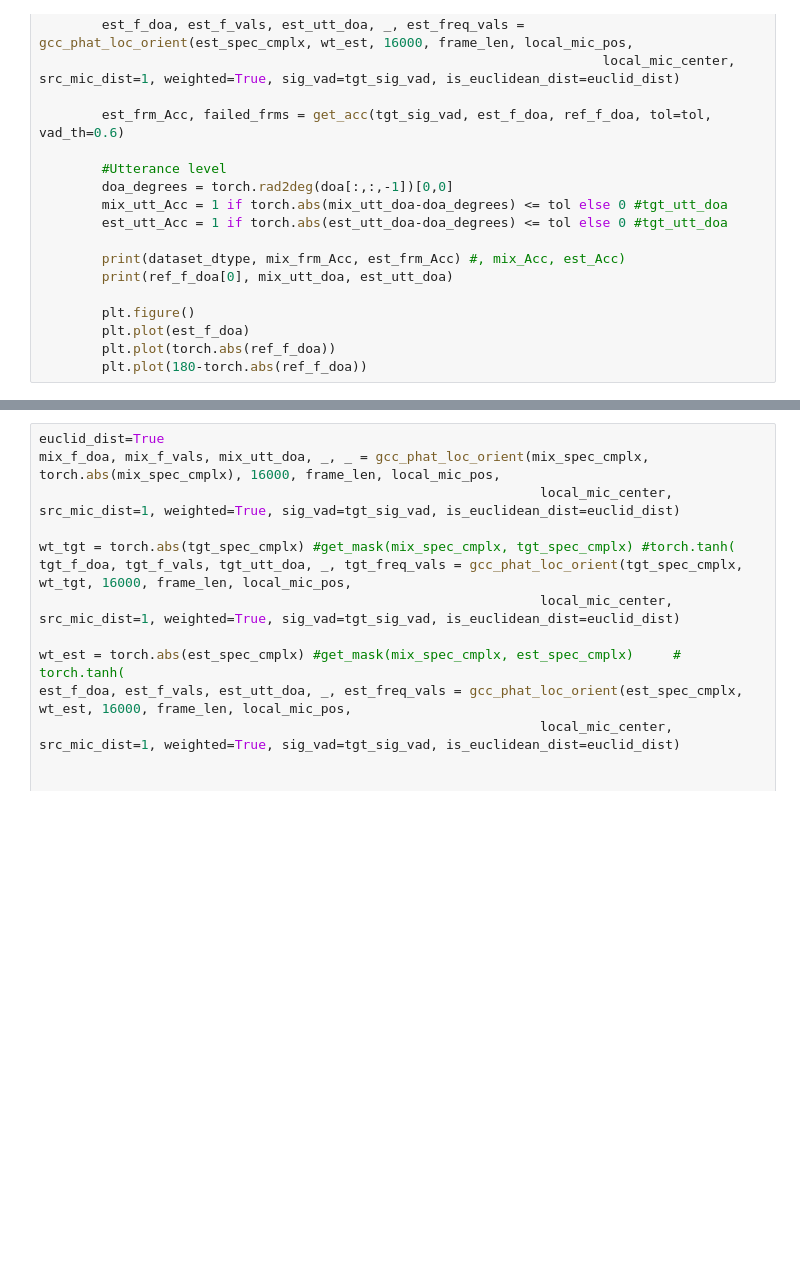
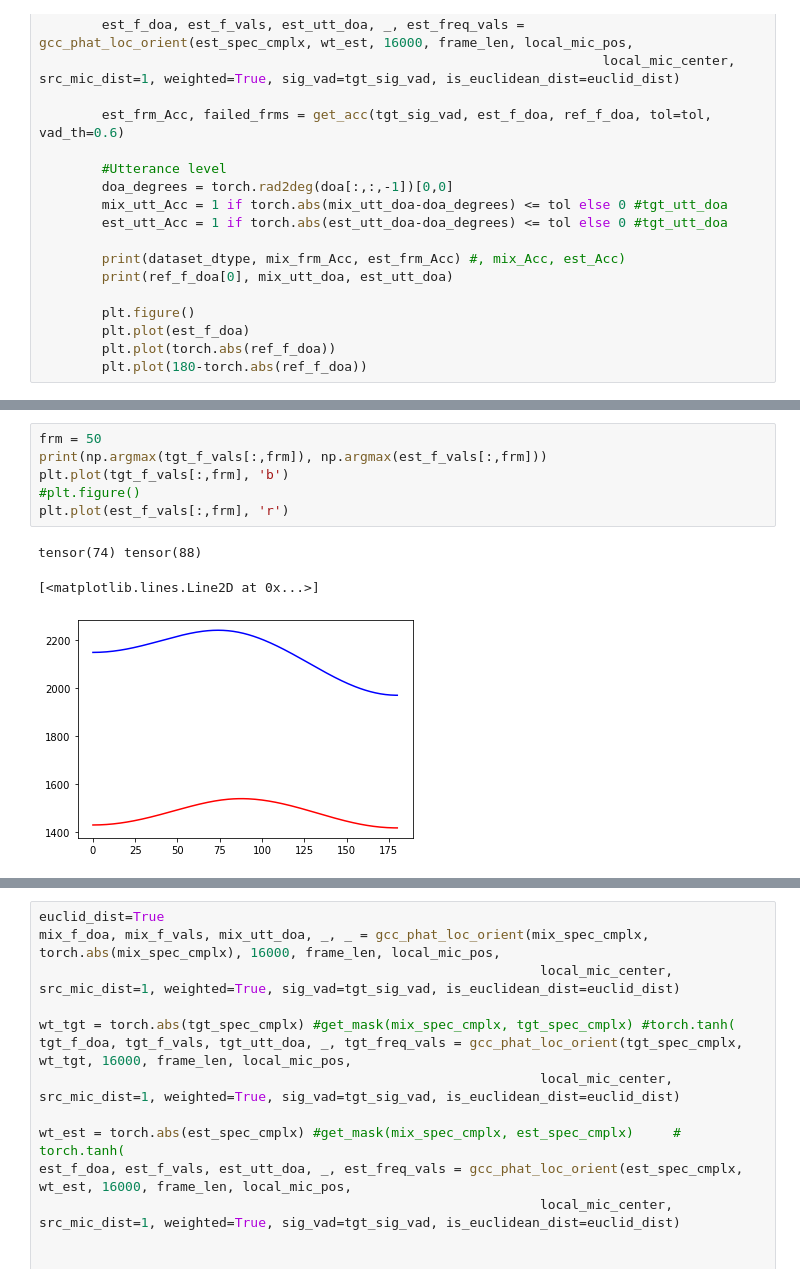
Before and after one commit to ssnani/Code, a Jupyter notebook: doa_comparison.ipynb, the cells around one changed output, grey strips where cells are left out. Drawn from its saved outputs; the diff is of its cells as text; blank space fills up the shorter version.

```diff
--- a/doa_comparison.ipynb
+++ b/doa_comparison.ipynb
@@ -418,0 +455,10 @@ tensor(120.0000) tensor(82.) tensor(116.)
+# %%
+frm = 50
+print(np.argmax(tgt_f_vals[:,frm]), np.argmax(est_f_vals[:,frm]))
+plt.plot(tgt_f_vals[:,frm], 'b')
+#plt.figure()
+plt.plot(est_f_vals[:,frm], 'r')
+# %% [output]
+tensor(74) tensor(88)
+[<matplotlib.lines.Line2D at 0x...>]
+[figure, added]
```
Also changed, not shown: parts of 17 cells of this notebook, 10 other files.
